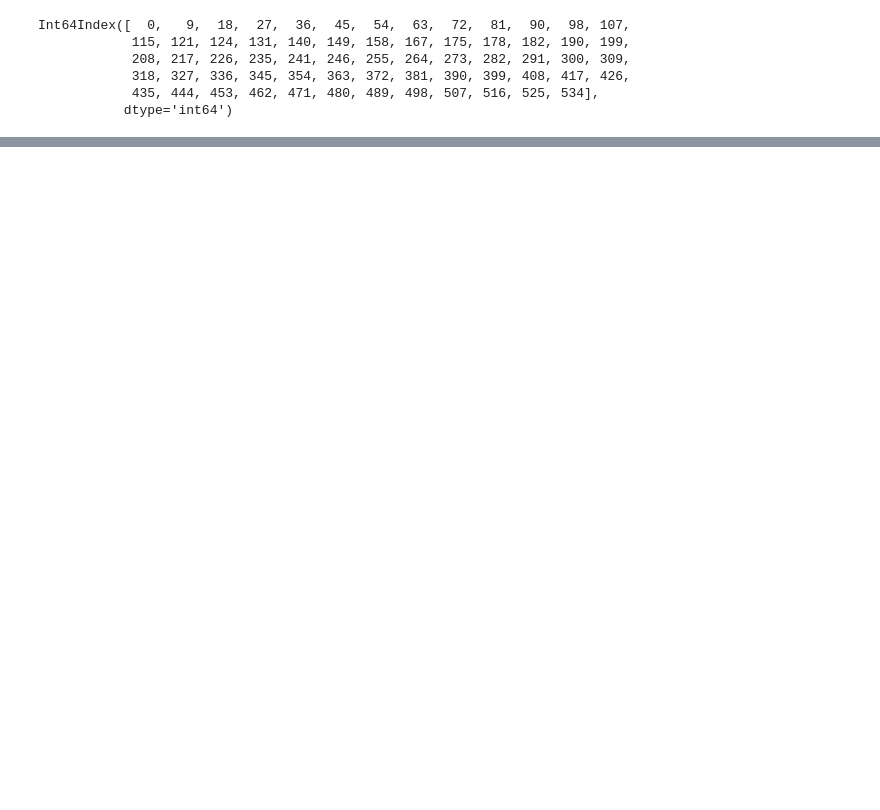
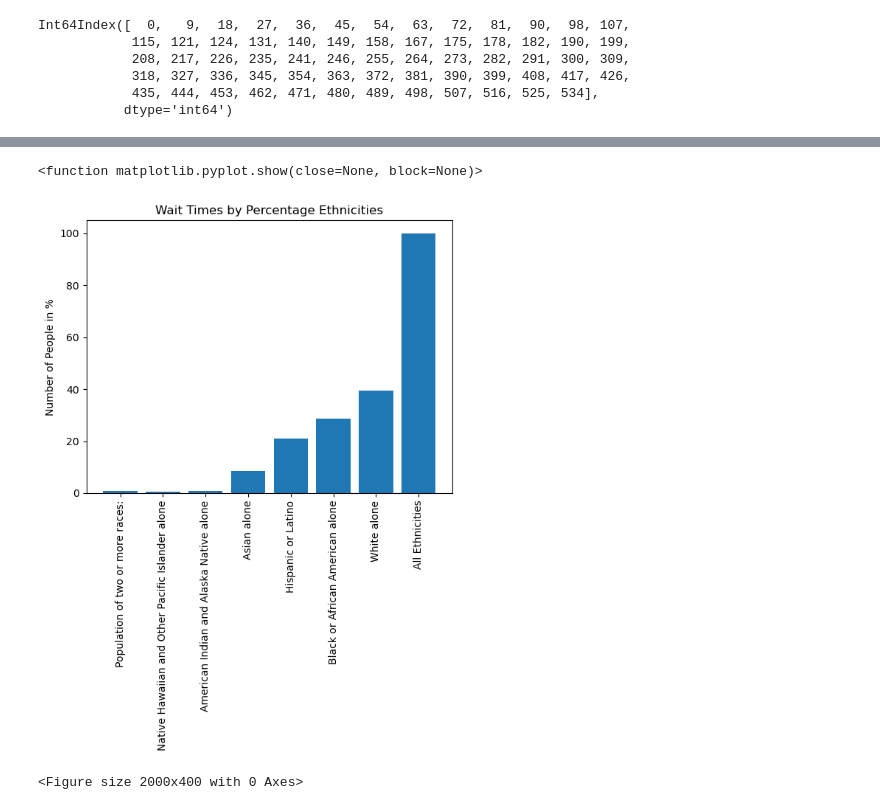
Before and after one commit to mwsierzega/Project3, a Jupyter notebook: Data_Census_OPTN.ipynb, the cells around one changed output, grey strips where cells are left out. Cells and saved outputs as stored; diff of their text form; code cells hidden in the pictures; blank space fills up the shorter version.

```diff
--- a/Data_Census_OPTN.ipynb
+++ b/Data_Census_OPTN.ipynb
@@ -447,9 +519,20 @@ Int64Index([  0,   9,  18,  27,  36,  45,  54,  63,  72,  81,  90,  98, 107,
+# %%
+y_list = (all_times_all_ethn['All Patient States'].head(8)).tolist()
+y_list.sort(reverse = True)
+
+y = [0.82, 0.54, 0.82, 8.46, 21.12, 28.53, 39.49, 100]
 # %%
-# Set x axis and tick locations
-x_axis = np.arange(len(all_ages_optn))
-tick_locations = [value+0.4 for value in x_axis]
 
-# Create a list indicating where to write x labels and set figure size to adjust for space
+plt.bar(x_calc, y)
+#plt.xlabel('Ethnicities')
+plt.ylabel('Number of People in %')
+plt.title('Wait Times by Percentage Ethnicities')
+plt.xticks(rotation="vertical")
 plt.figure(figsize=(20,4))
-plt.bar(x_axis, all_ages_optn["Ages"], color='r', alpha=0.5, align="edge")
-plt.xticks(tick_locations, optn_age_eth_df["State"], rotation="vertical")
+
+
+plt.show
+# %% [output]
+<function matplotlib.pyplot.show(close=None, block=None)>
+[figure, added]
+<Figure size 2000x400 with 0 Axes>
```
Also changed, not shown: parts of 20 cells of this notebook, 21 other files.
